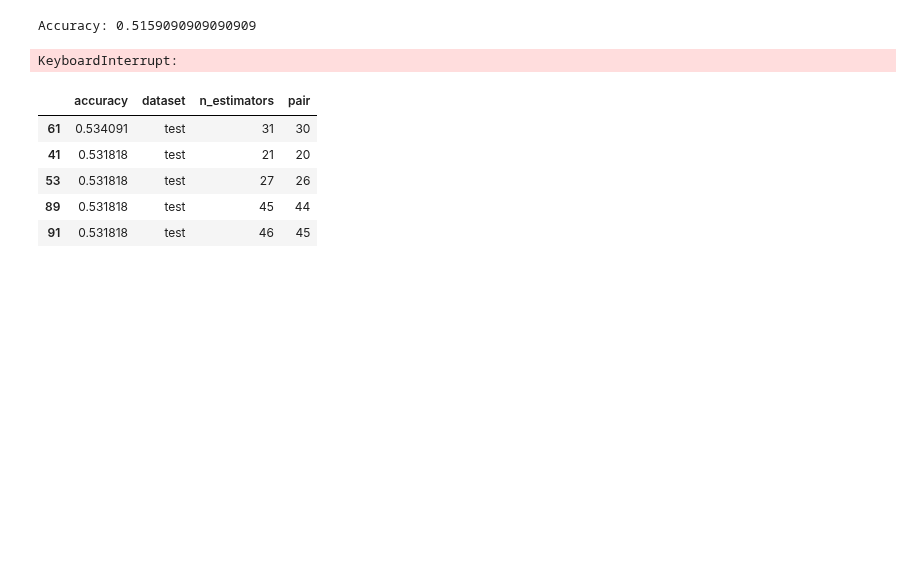
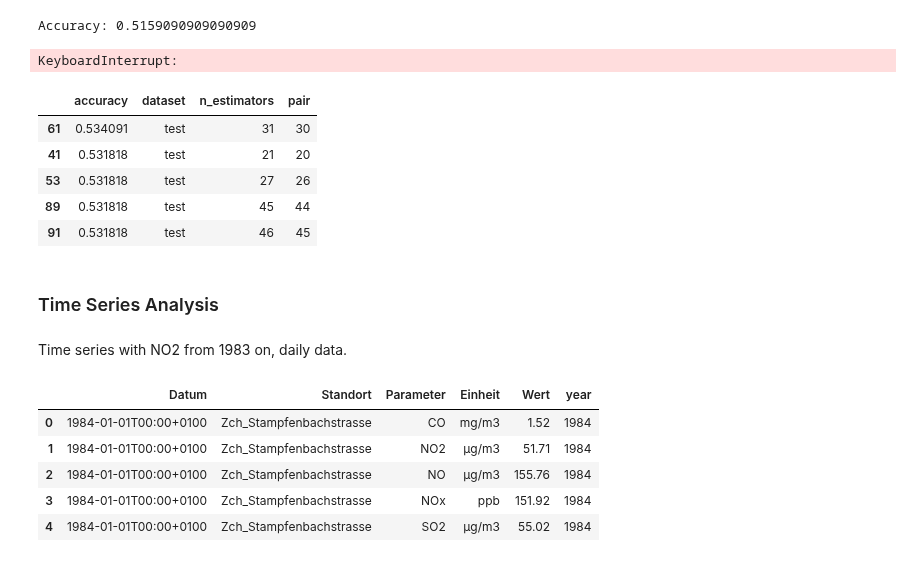
Before and after one commit to JitkaRantanen/AS2025_CO2-GroupProject, a Jupyter notebook: test_Selina.ipynb, the cells around one changed output. Drawn from its saved outputs; the diff is of its cells as text; code cells hidden in the pictures; blank space fills up the shorter version.

```diff
--- a/test_Selina.ipynb
+++ b/test_Selina.ipynb
@@ -277,3 +280,7 @@ df.sort_values(['dataset', 'accuracy'], ascending=[True, False]).head()
 | 53 | 0.531818 | test | 27 | 26 |
 | 89 | 0.531818 | test | 45 | 44 |
 | 91 | 0.531818 | test | 46 | 45 |
+# %% [markdown]
+### Time Series Analysis
+# %% [markdown]
+Time series with NO2 from 1983 on, daily data.
@@ -279,0 +294,11 @@ df.sort_values(['dataset', 'accuracy'], ascending=[True, False]).head()
+# %%
+df_pollutants = read_files(file_paths=files_pollutants, drop_columns=["Status", "Intervall"])
+
+df_pollutants.head()
+# %% [output]
+|  | Datum | Standort | Parameter | Einheit | Wert | year |
+| 0 | 1984-01-01T00:00+0100 | Zch_Stampfenbachstrasse | CO | mg/m3 | 1.52 | 1984 |
+| 1 | 1984-01-01T00:00+0100 | Zch_Stampfenbachstrasse | NO2 | µg/m3 | 51.71 | 1984 |
+| 2 | 1984-01-01T00:00+0100 | Zch_Stampfenbachstrasse | NO | µg/m3 | 155.76 | 1984 |
+| 3 | 1984-01-01T00:00+0100 | Zch_Stampfenbachstrasse | NOx | ppb | 151.92 | 1984 |
+| 4 | 1984-01-01T00:00+0100 | Zch_Stampfenbachstrasse | SO2 | µg/m3 | 55.02 | 1984 |
```
Also changed, not shown: parts of 11 cells of this notebook.
